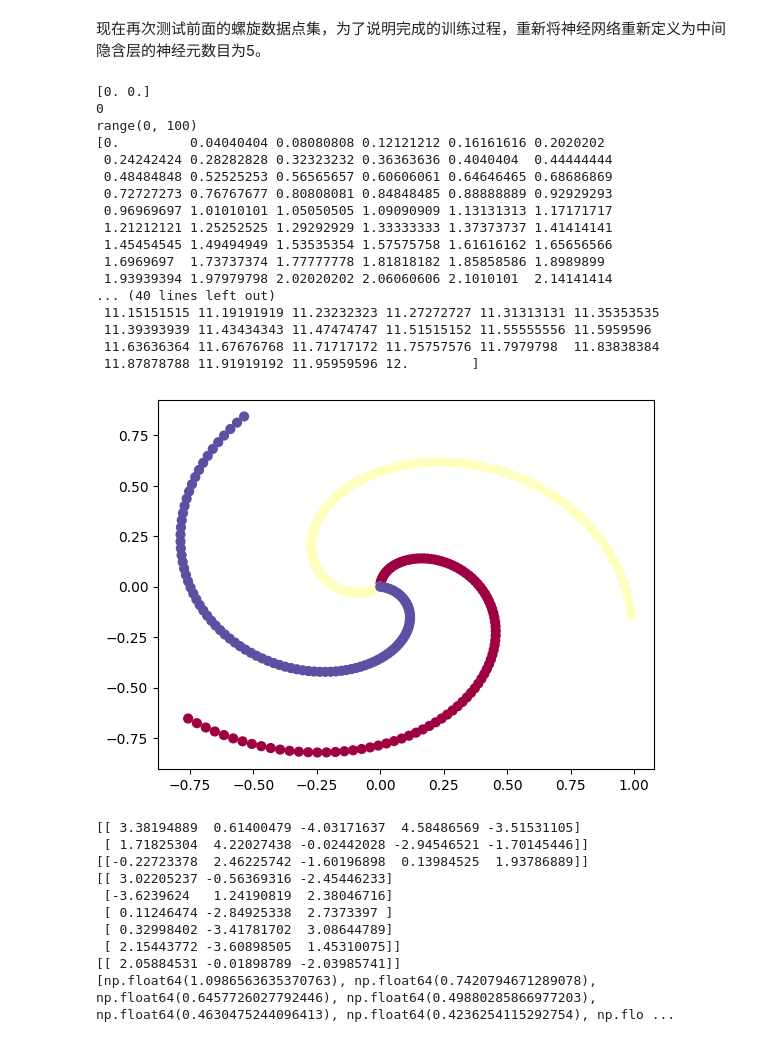
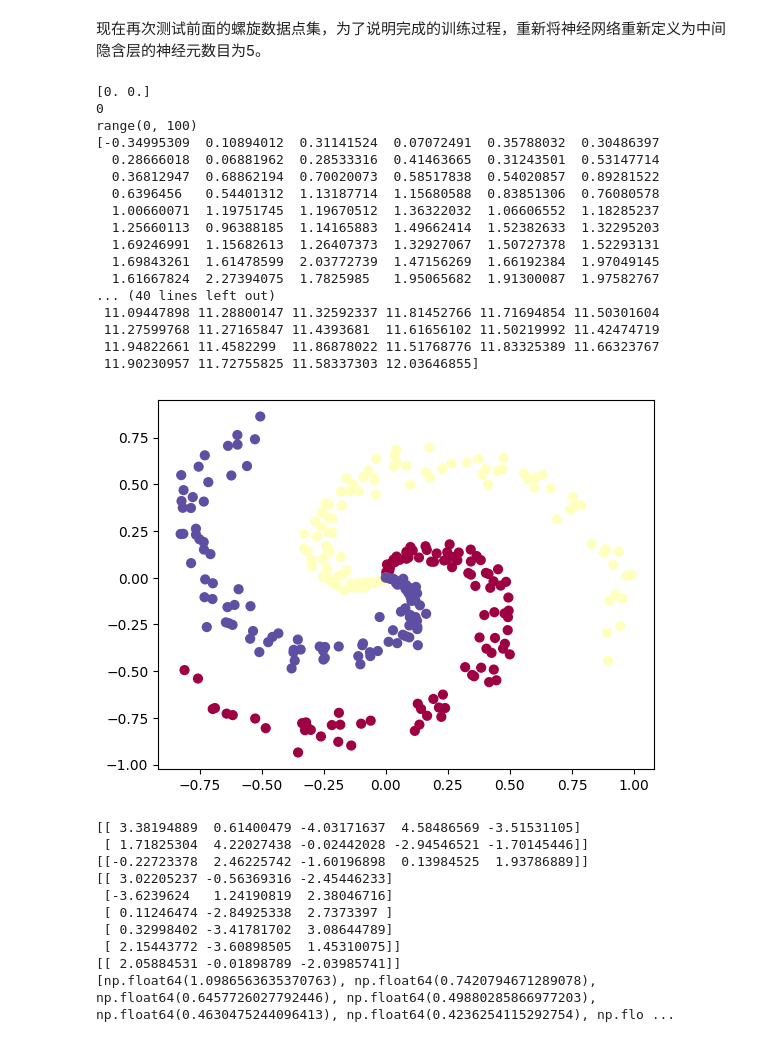
Before and after one commit to billy1125/Anatomy_Deep_Learning, a Jupyter notebook: ch4.ipynb, the cells around one changed output. Drawn from its saved outputs; the diff is of its cells as text; code cells hidden in the pictures.

```diff
--- a/ch4.ipynb
+++ b/ch4.ipynb
@@ -513,48 +513,48 @@ import numpy as np
 import matplotlib.pyplot as plt
 %matplotlib inline
 
 np.random.seed(100)
 
 def gen_spiral_dataset(N=100,D=2,K=3):
     X = np.zeros((N*K,D)) # data matrix (each row = single example)
     print(X[0])
     y = np.zeros(N*K, dtype='uint8') # class labels
     print(y[0])
     for j in range(K):
         ix = range(N*j,N*(j+1))
         print(ix)
         r = np.linspace(0.0,1,N) # radius
         # print(r)
-        t = np.linspace(j*4,(j+1)*4,N) #+ np.random.randn(N)*0.2  # theta
+        t = np.linspace(j*4,(j+1)*4,N) + np.random.randn(N)*0.2  # theta
         print(t)
         X[ix] = np.c_[r*np.sin(t), r*np.cos(t)]
         y[ix] = j
     return X,y
 
 N,D,K = 100 ,2,3
 
 X_spiral,y_spiral = gen_spiral_dataset()
 plt.scatter(X_spiral[:, 0], X_spiral[:, 1], c=y_spiral, s=40, cmap=plt.cm.Spectral)
 plt.show()
 # %% [output]
 [0. 0.]
 0
 range(0, 100)
-[0.         0.04040404 0.08080808 0.12121212 0.16161616 0.2020202
- 0.24242424 0.28282828 0.32323232 0.36363636 0.4040404  0.44444444
- 0.48484848 0.52525253 0.56565657 0.60606061 0.64646465 0.68686869
- 0.72727273 0.76767677 0.80808081 0.84848485 0.88888889 0.92929293
- 0.96969697 1.01010101 1.05050505 1.09090909 1.13131313 1.17171717
- 1.21212121 1.25252525 1.29292929 1.33333333 1.37373737 1.41414141
- 1.45454545 1.49494949 1.53535354 1.57575758 1.61616162 1.65656566
- 1.6969697  1.73737374 1.77777778 1.81818182 1.85858586 1.8989899
- 1.93939394 1.97979798 2.02020202 2.06060606 2.1010101  2.14141414
+[-0.34995309  0.10894012  0.31141524  0.07072491  0.35788032  0.30486397
+  0.28666018  0.06881962  0.28533316  0.41463665  0.31243501  0.53147714
+  0.36812947  0.68862194  0.70020073  0.58517838  0.54020857  0.89281522
+  0.6396456   0.54401312  1.13187714  1.15680588  0.83851306  0.76080578
+  1.00660071  1.19751745  1.19670512  1.36322032  1.06606552  1.18285237
+  1.25660113  0.96388185  1.14165883  1.49662414  1.52382633  1.32295203
+  1.69246991  1.15682613  1.26407373  1.32927067  1.50727378  1.52293131
+  1.69843261  1.61478599  2.03772739  1.47156269  1.66192384  1.97049145
+  1.61667824  2.27394075  1.7825985   1.95065682  1.91300087  1.97582767
 ... (40 lines left out)
- 11.15151515 11.19191919 11.23232323 11.27272727 11.31313131 11.35353535
- 11.39393939 11.43434343 11.47474747 11.51515152 11.55555556 11.5959596
- 11.63636364 11.67676768 11.71717172 11.75757576 11.7979798  11.83838384
- 11.87878788 11.91919192 11.95959596 12.        ]
+ 11.09447898 11.28800147 11.32592337 11.81452766 11.71694854 11.50301604
+ 11.27599768 11.27165847 11.4393681  11.61656102 11.50219992 11.42474719
+ 11.94822661 11.4582299  11.86878022 11.51768776 11.83325389 11.66323767
+ 11.90230957 11.72755825 11.58337303 12.03646855]
-[figure, old version]
+[figure, new version]
 # %%
 X = X_spiral
 y = y_spiral
```
Also changed, not shown: 2 other files.
